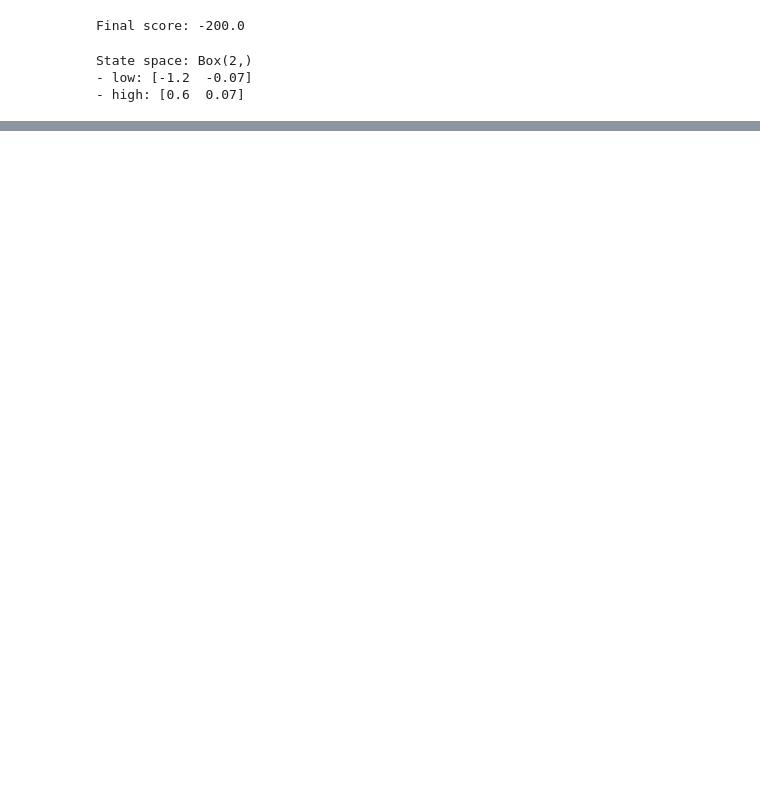
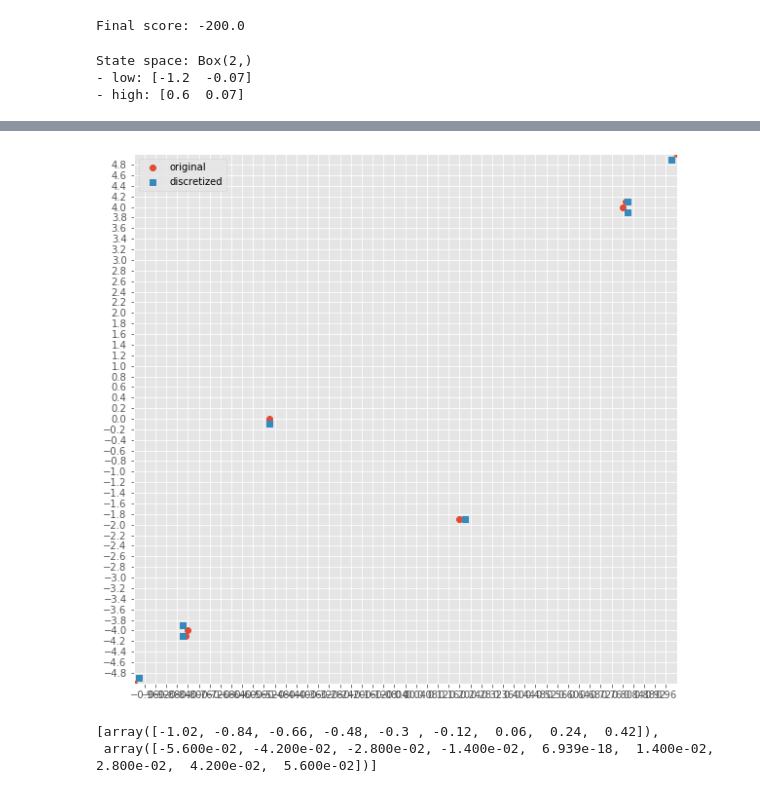
Before and after one commit to TasneemOmara/Mountain-Car-Problem, a Jupyter notebook: MountainCarQLearning.ipynb, the cells around one changed output, grey strips where cells are left out. Drawn from its saved outputs; the diff is of its cells as text; code cells hidden in the pictures; blank space fills up the shorter version.

```diff
--- a/MountainCarQLearning.ipynb
+++ b/MountainCarQLearning.ipynb
@@ -65,0 +231,11 @@ Action space samples:
+# %%
+visualize_samples(samples, discretized_samples_50, grid_50, low, high)
+# %% [output]
+[figure, added]
+# %%
+# Create a grid to discretize the state space
+state_grid = create_uniform_grid(env.observation_space.low, env.observation_space.high, bins=(10, 10))
+state_grid
+# %% [output]
+[array([-1.02, -0.84, -0.66, -0.48, -0.3 , -0.12,  0.06,  0.24,  0.42]),
+ array([-5.600e-02, -4.200e-02, -2.800e-02, -1.400e-02,  6.939e-18,  1.400e-02,  2.800e-02,  4.200e-02,  5.600e-02])]
```
Also changed, not shown: parts of 17 cells of this notebook.
